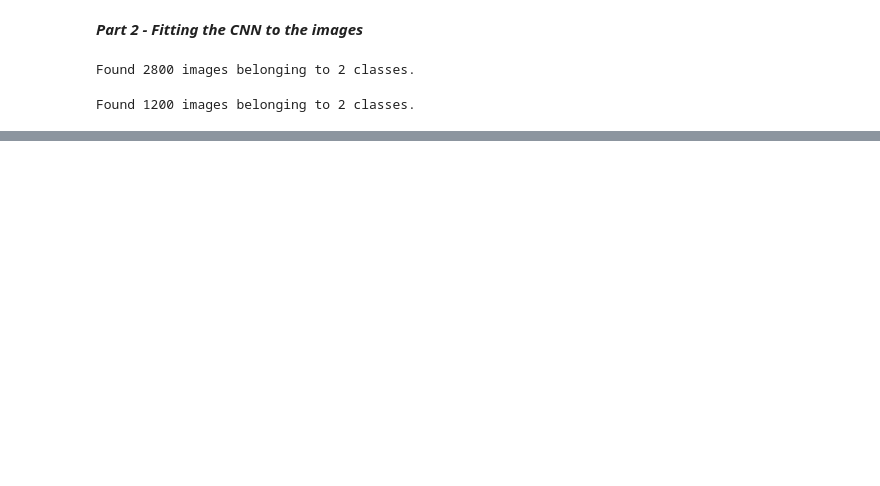
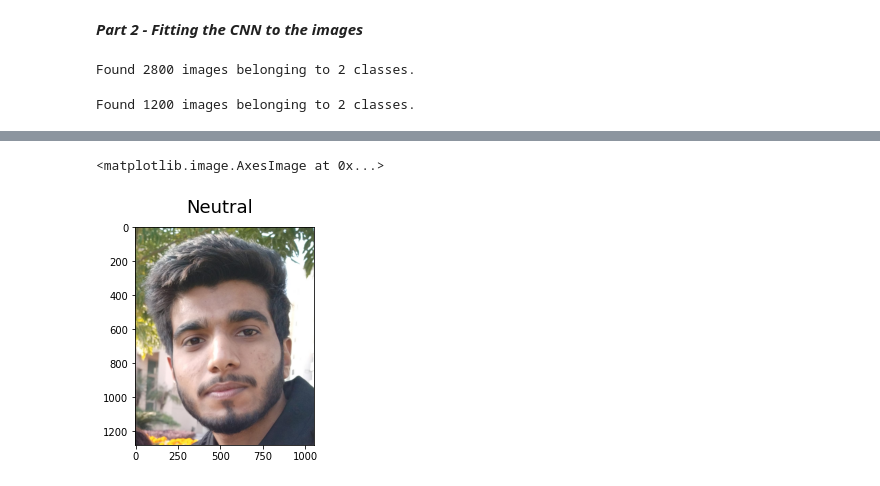
Before and after one commit to mharis0014/cv, a Jupyter notebook: smileDetector.ipynb, the cells around one changed output, grey strips where cells are left out. Drawn from its saved outputs; the diff is of its cells as text; code cells hidden in the pictures; blank space fills up the shorter version.

```diff
--- a/smileDetector.ipynb
+++ b/smileDetector.ipynb
@@ -104,0 +149,33 @@ Epoch 30/30
+# %%
+img_src = 'n18.jpeg'
+img = cv2.imread(img_src)
+##Prediction Part
+
+img_pred = image.load_img('n18.jpeg', target_size = (64, 64))
+img_pred = image.img_to_array(img_pred)
+img_pred = np.expand_dims(img_pred, axis = 0)
+rslt = classifier.predict(img_pred)
+
+ind = training_set.class_indices
+
+if rslt[0][0] == 1:
+    prediction = "SMILING"
+else:
+    prediction = "Neutral"
+
+target_width = 50
+target_height = 50
+target_size = (target_width, target_height)
+
+img = cv2.resize(img, target_size)
+img = img.reshape(1, target_width, target_height, 3)
+
+
+fig, ax = plt.subplots()
+fig.suptitle(prediction, fontsize=18)
+
+np_img = mpimg.imread(img_src)
+plt.imshow(np_img)
+# %% [output]
+<matplotlib.image.AxesImage at 0x...>
+[figure, added]
```
Also changed, not shown: parts of 17 cells of this notebook.
